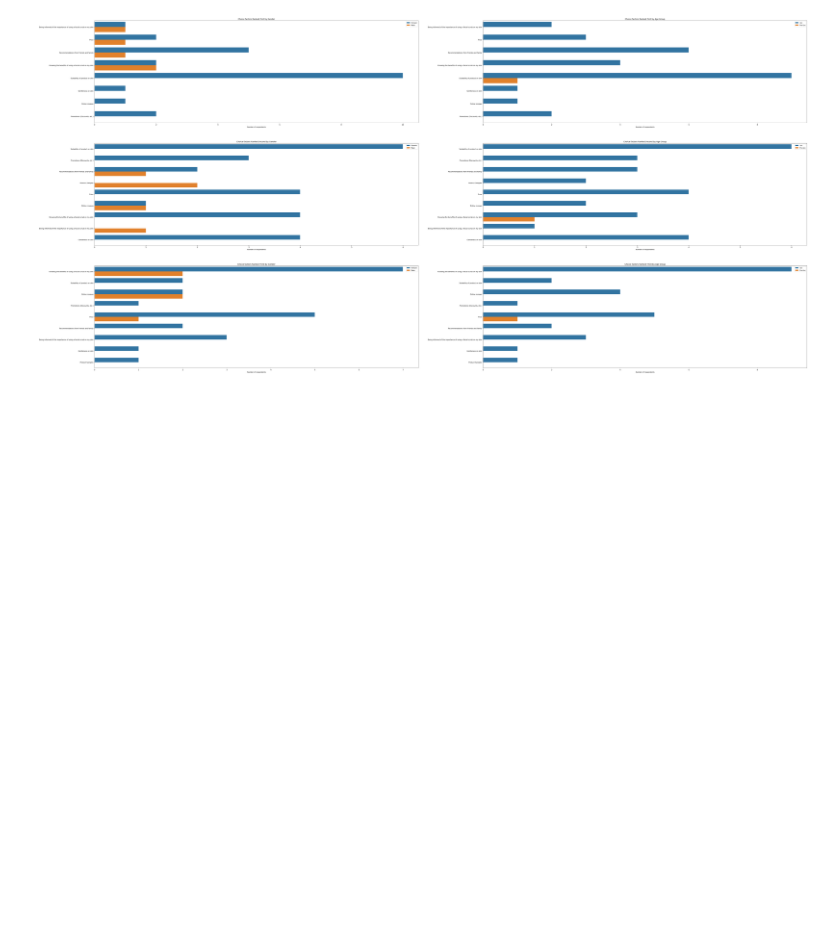
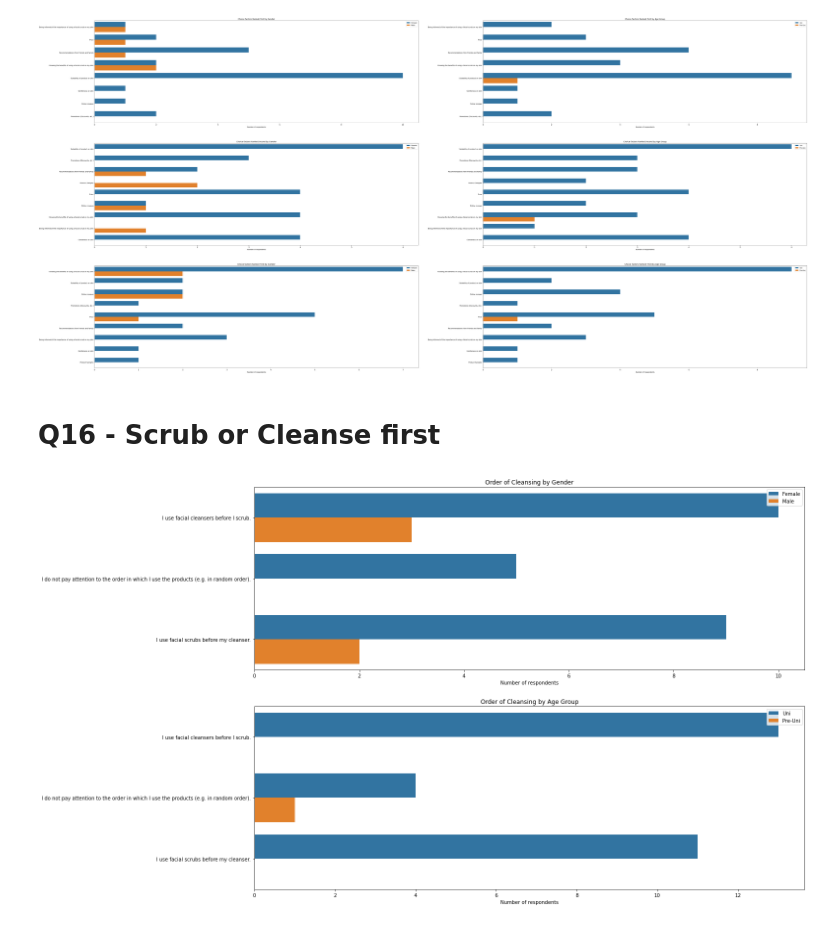
Before and after one commit to Tat-sheng/fsp, a Jupyter notebook: Survey Visualisation.ipynb, the cells around one changed output. Drawn from its saved outputs; the diff is of its cells as text; code cells hidden in the pictures; blank space fills up the shorter version.

```diff
--- a/Survey Visualisation.ipynb
+++ b/Survey Visualisation.ipynb
@@ -324,3 +311,31 @@ def q14a_plot():
 q14a_plot()
 # %% [output]
 [figure]
+# %% [markdown]
+# Q16 - Scrub or Cleanse first
+# %%
+def q16_plot():
+
+    fig, (ax1, ax2) = plt.subplots(2,1, figsize = (20,15))
+
+    #  Importance based on gender (1)
+    sns.countplot(y=responses['15'], hue = responses['1'], ax = ax1)
+
+    # Importance based on age (2)
+    sns.countplot(y=responses['15'], hue = responses['2_1'], ax = ax2)
+
+    axes_, lbls = (ax1, ax2), ['Gender', 'Age Group']
+
+    for i in range(len(axes_)):
+        axes_[i].tick_params(axis='x')
+        axes_[i].legend_.set_title(lbls[i])
+        axes_[i].set_ylabel(None)
+        axes_[i].legend(loc ='upper right')
+        axes_[i].set_xlabel('Number of respondents')
+        axes_[i].set_title('Order of Cleansing by '+ lbls[i])
+    plt.savefig('Q16.jpg')
+    plt.show()
+
+q16_plot()
+# %% [output]
+[figure, added]
```
Also changed, not shown: parts of 13 cells of this notebook, 7 other files.
